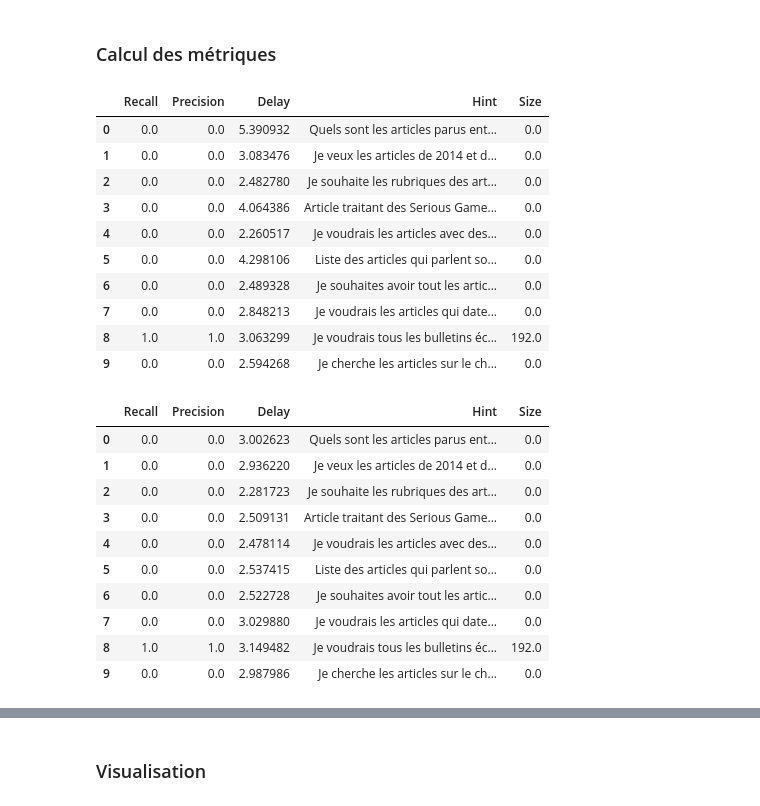
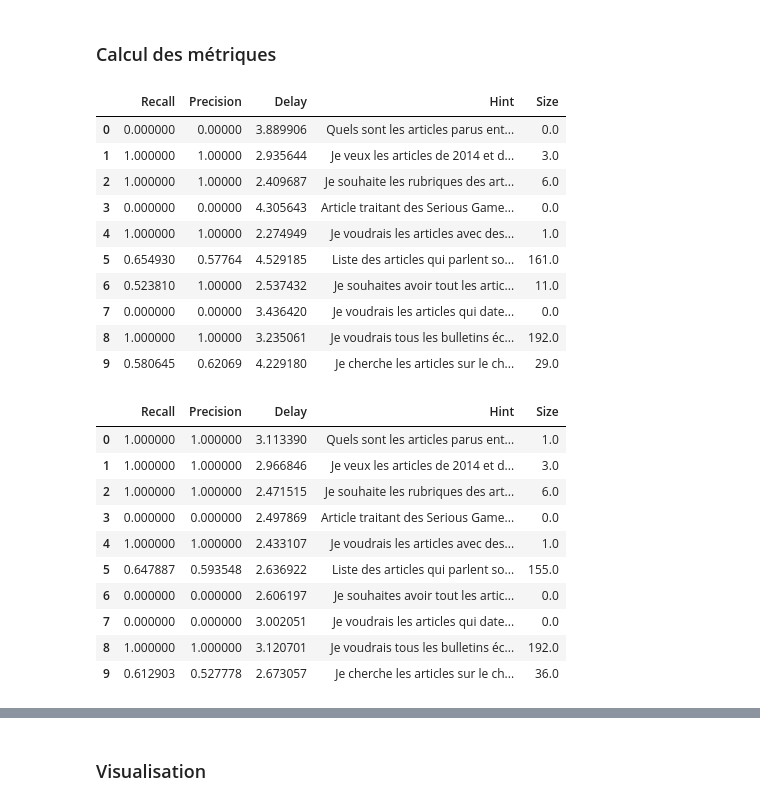
Before and after one commit to Ryustiel/LO17, a Jupyter notebook: evaluation.ipynb, the cells around one changed output, grey strips where cells are left out. Cells and saved outputs as stored; diff of their text form; code cells hidden in the pictures.

```diff
--- a/evaluation.ipynb
+++ b/evaluation.ipynb
@@ -37,7 +37,13 @@ stem_substitutions = pandas.read_csv(STEMMED_REPLACEMENTS, sep="\t", encoding="u
 # %% [markdown]
 ### Fonctions d'evaluation
 # %%
-from index import spacy_lemmatize, snowball_stem
+from index import spacy_lemmatize, snowball_stem, lemmatize_tokens
 spacy_lemmatize("trousseaux")[0]
 snowball_stem("trousseaux")[0]
+
+lexicon = set(lemma_substitutions.values())
+def correct_and_lemmatize(inp: str) -> str:
+    tokens = lemmatize_tokens(tokens=[inp], lexicon=lexicon)
+    return tokens[0][0] if tokens[0][0] else spacy_lemmatize(inp)[0]
+correct_and_lemmatize("piaon")
 # %% [output]
@@ -45,6 +51,7 @@ snowball_stem("trousseaux")[0]
 # %%
+
 STANDARDIZE: Callable[[str], str] = lambda x: re.sub(r"[^\w\s]", "", re.sub(r"'", " ", x.strip().lower()))
-TOKENIZE_LEMMATIZE: Callable[[List[str]], List[str]] = lambda x: lemma_substitutions.get(STANDARDIZE(x), None) or spacy_lemmatize(STANDARDIZE(x))[0]
+TOKENIZE_LEMMATIZE: Callable[[List[str]], List[str]] = lambda x: lemma_substitutions.get(STANDARDIZE(x), None) or correct_and_lemmatize(STANDARDIZE(x))
 TOKENIZE_STEM: Callable[[List[str]], List[str]] = lambda x: stem_substitutions.get(STANDARDIZE(x), None) or snowball_stem(STANDARDIZE(x))[0]
 
 def APPLY(q: Query, func: callable, fields: List[str]) -> Query:
@@ -293,56 +304,57 @@ for val in TRUTH.values():
 # %% [markdown]
 ### Calcul des métriques
 # %%
+
 import pandas, datetime
 
 CASES = ["ia_lemma", "ia_stem", "reg_lemma", "reg_stem"]
 EVALUATORS = [recherche_lemma_ia, recherche_stem_ia, recherche_lemma_regex, recherche_stem_regex]
 
 DATA: Dict[str, pandas.DataFrame] = {name: pandas.DataFrame(columns=["Recall", "Precision", "Delay", "Hint"]) for name in CASES}
 for layer, search in zip(CASES, EVALUATORS):
 
     for query, truth in TRUTH.items():
 
         start = datetime.datetime.now()
-        results = [d.document_id for d in search(query)]
+        results = [(d.document_id if isinstance(d, Document) else d) for d in (search(query) or [])]
 
         row = {
             "Recall":    len(set(results) & set(truth)) / len(truth) if len(truth) > 0 else 0.0,
             "Precision": len(set(results) & set(truth)) / len(results) if len(results) > 0 else 0.0,
             "Size":      len(results),
             "Delay":     (datetime.datetime.now() - start).total_seconds(),
             "Hint":      query,
         }
 
         DATA[layer] = pandas.concat([DATA[layer], pandas.DataFrame([row])], ignore_index=True)
 
 DATA["ia_lemma"]
 # %% [output]
 |  | Recall | Precision | Delay | Hint | Size |
-| 0 | 0.0 | 0.0 | 5.390932 | Quels sont les articles parus ent... | 0.0 |
-| 1 | 0.0 | 0.0 | 3.083476 | Je veux les articles de 2014 et d... | 0.0 |
-| 2 | 0.0 | 0.0 | 2.482780 | Je souhaite les rubriques des art... | 0.0 |
-| 3 | 0.0 | 0.0 | 4.064386 | Article traitant des Serious Game... | 0.0 |
-| 4 | 0.0 | 0.0 | 2.260517 | Je voudrais les articles avec des... | 0.0 |
-| 5 | 0.0 | 0.0 | 4.298106 | Liste des articles qui parlent so... | 0.0 |
-| 6 | 0.0 | 0.0 | 2.489328 | Je souhaites avoir tout les artic... | 0.0 |
-| 7 | 0.0 | 0.0 | 2.848213 | Je voudrais les articles qui date... | 0.0 |
-| 8 | 1.0 | 1.0 | 3.063299 | Je voudrais tous les bulletins éc... | 192.0 |
-| 9 | 0.0 | 0.0 | 2.594268 | Je cherche les articles sur le ch... | 0.0 |
+| 0 | 0.000000 | 0.00000 | 3.889906 | Quels sont les articles parus ent... | 0.0 |
+| 1 | 1.000000 | 1.00000 | 2.935644 | Je veux les articles de 2014 et d... | 3.0 |
+| 2 | 1.000000 | 1.00000 | 2.409687 | Je souhaite les rubriques des art... | 6.0 |
+| 3 | 0.000000 | 0.00000 | 4.305643 | Article traitant des Serious Game... | 0.0 |
+| 4 | 1.000000 | 1.00000 | 2.274949 | Je voudrais les articles avec des... | 1.0 |
+| 5 | 0.654930 | 0.57764 | 4.529185 | Liste des articles qui parlent so... | 161.0 |
+| 6 | 0.523810 | 1.00000 | 2.537432 | Je souhaites avoir tout les artic... | 11.0 |
+| 7 | 0.000000 | 0.00000 | 3.436420 | Je voudrais les articles qui date... | 0.0 |
+| 8 | 1.000000 | 1.00000 | 3.235061 | Je voudrais tous les bulletins éc... | 192.0 |
+| 9 | 0.580645 | 0.62069 | 4.229180 | Je cherche les articles sur le ch... | 29.0 |
 # %%
 DATA["ia_stem"]
 # %% [output]
 |  | Recall | Precision | Delay | Hint | Size |
-| 0 | 0.0 | 0.0 | 3.002623 | Quels sont les articles parus ent... | 0.0 |
-| 1 | 0.0 | 0.0 | 2.936220 | Je veux les articles de 2014 et d... | 0.0 |
-| 2 | 0.0 | 0.0 | 2.281723 | Je souhaite les rubriques des art... | 0.0 |
-| 3 | 0.0 | 0.0 | 2.509131 | Article traitant des Serious Game... | 0.0 |
-| 4 | 0.0 | 0.0 | 2.478114 | Je voudrais les articles avec des... | 0.0 |
-| 5 | 0.0 | 0.0 | 2.537415 | Liste des articles qui parlent so... | 0.0 |
-| 6 | 0.0 | 0.0 | 2.522728 | Je souhaites avoir tout les artic... | 0.0 |
-| 7 | 0.0 | 0.0 | 3.029880 | Je voudrais les articles qui date... | 0.0 |
-| 8 | 1.0 | 1.0 | 3.149482 | Je voudrais tous les bulletins éc... | 192.0 |
-| 9 | 0.0 | 0.0 | 2.987986 | Je cherche les articles sur le ch... | 0.0 |
+| 0 | 1.000000 | 1.000000 | 3.113390 | Quels sont les articles parus ent... | 1.0 |
+| 1 | 1.000000 | 1.000000 | 2.966846 | Je veux les articles de 2014 et d... | 3.0 |
+| 2 | 1.000000 | 1.000000 | 2.471515 | Je souhaite les rubriques des art... | 6.0 |
+| 3 | 0.000000 | 0.000000 | 2.497869 | Article traitant des Serious Game... | 0.0 |
+| 4 | 1.000000 | 1.000000 | 2.433107 | Je voudrais les articles avec des... | 1.0 |
+| 5 | 0.647887 | 0.593548 | 2.636922 | Liste des articles qui parlent so... | 155.0 |
+| 6 | 0.000000 | 0.000000 | 2.606197 | Je souhaites avoir tout les artic... | 0.0 |
+| 7 | 0.000000 | 0.000000 | 3.002051 | Je voudrais les articles qui date... | 0.0 |
+| 8 | 1.000000 | 1.000000 | 3.120701 | Je voudrais tous les bulletins éc... | 192.0 |
+| 9 | 0.612903 | 0.527778 | 2.673057 | Je cherche les articles sur le ch... | 36.0 |
 # %%
 # moyenne par colonne
 for name, df_ in DATA.items():
```
Also changed, not shown: parts of 8 cells of this notebook, 2 other files.
